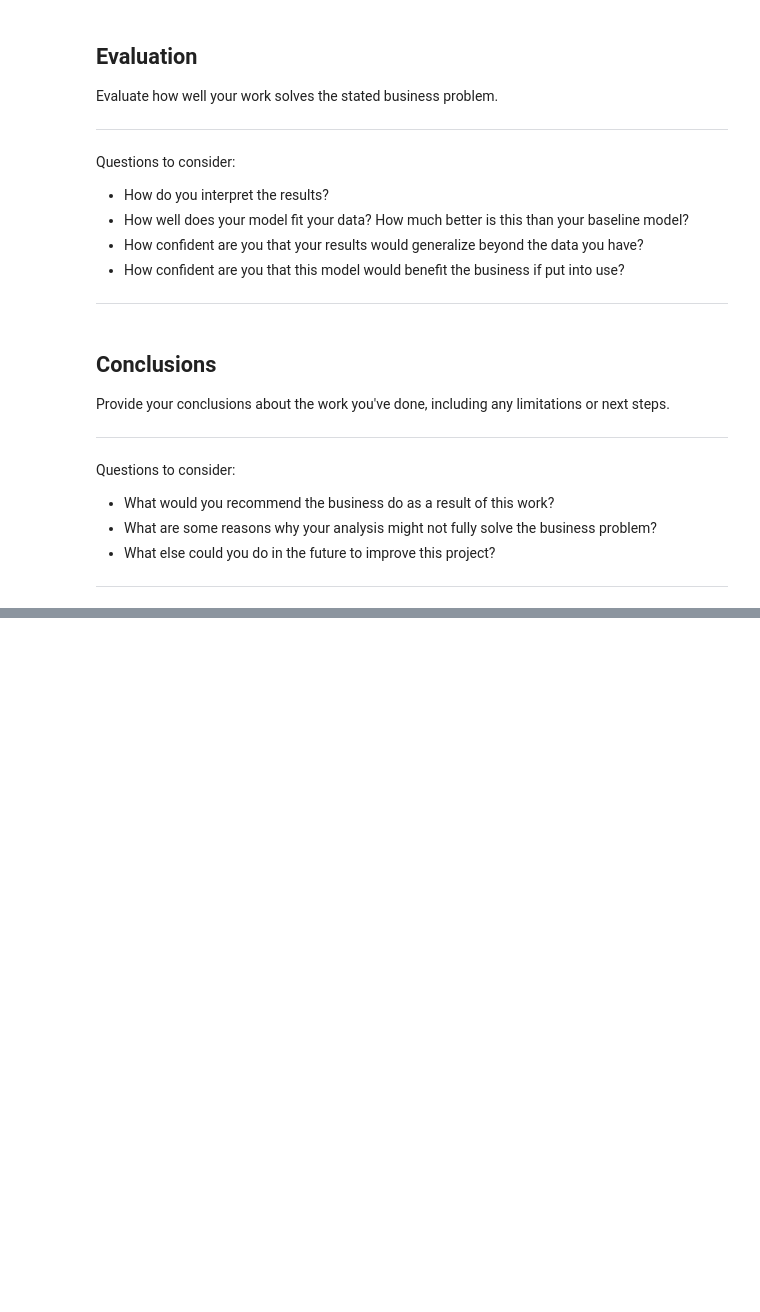
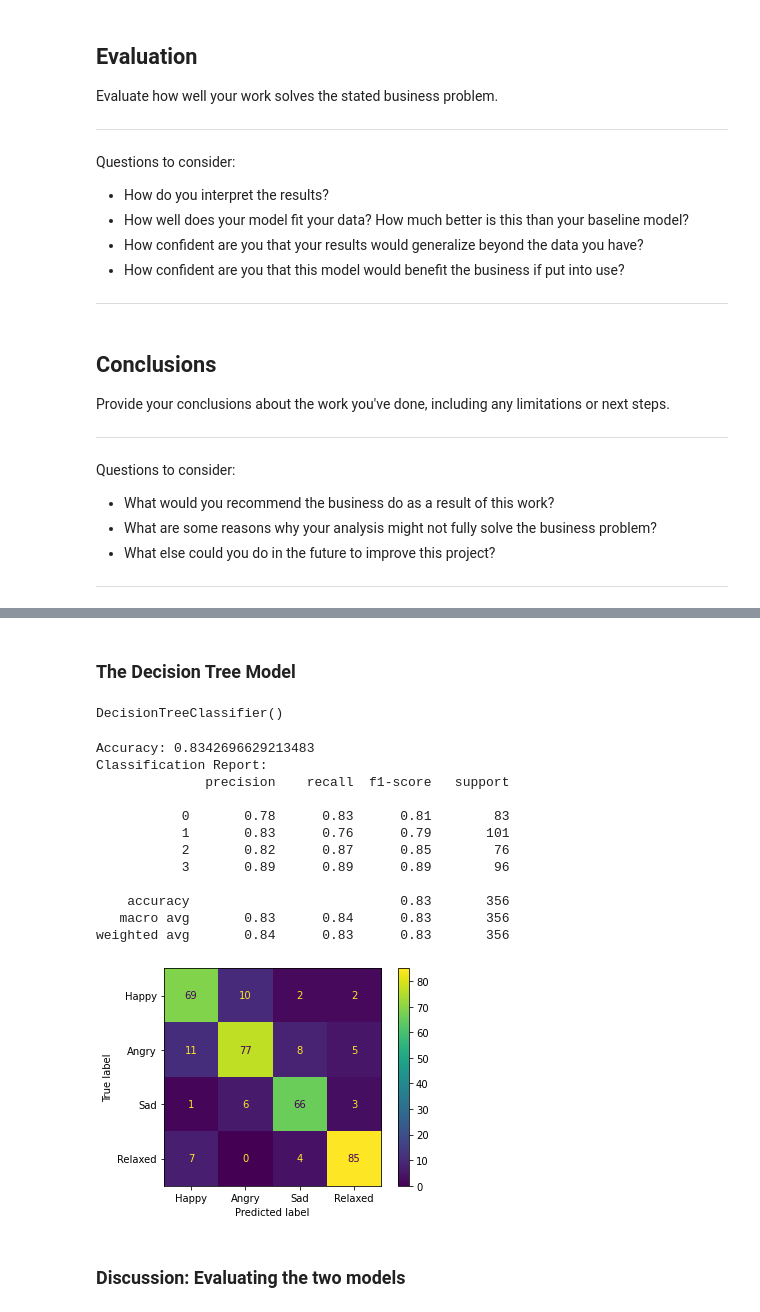
Before and after one commit to jamesleemeredith/Music-Mood-Detection-Project, a Jupyter notebook: music_mood_detection_model.ipynb, the cells around one changed output, grey strips where cells are left out. Cells and saved outputs as stored; diff of their text form; code cells hidden in the pictures; blank space fills up the shorter version.

```diff
--- a/music_mood_detection_model.ipynb
+++ b/music_mood_detection_model.ipynb
@@ -150,0 +303,37 @@ Questions to consider:
+# %% [markdown]
+### The Decision Tree Model
+# %%
+# Step 3: Train the Decision Tree model
+model = DecisionTreeClassifier()
+model.fit(X_train, y_train)
+# %% [output]
+DecisionTreeClassifier()
+# %%
+# Step 4: Evaluate the model
+y_pred = model.predict(X_test)
+accuracy = accuracy_score(y_test, y_pred)
+report = classification_report(y_test, y_pred)
+confusion_mat = confusion_matrix(y_test, y_pred)
+
+print(f'Accuracy: {accuracy}')
+print(f'Classification Report:\n{report}')
+
+cm_disp = ConfusionMatrixDisplay(confusion_matrix=confusion_mat, display_labels=mood_list)
+cm_disp.plot()
+plt.show()
+# %% [output]
+Accuracy: 0.8342696629213483
+Classification Report:
+              precision    recall  f1-score   support
+
+           0       0.78      0.83      0.81        83
+           1       0.83      0.76      0.79       101
+           2       0.82      0.87      0.85        76
+           3       0.89      0.89      0.89        96
+
+    accuracy                           0.83       356
+   macro avg       0.83      0.84      0.83       356
+weighted avg       0.84      0.83      0.83       356
+[figure, added]
+# %% [markdown]
+### Discussion: Evaluating the two models
```
Also changed, not shown: parts of 18 cells of this notebook, 3 other files.
